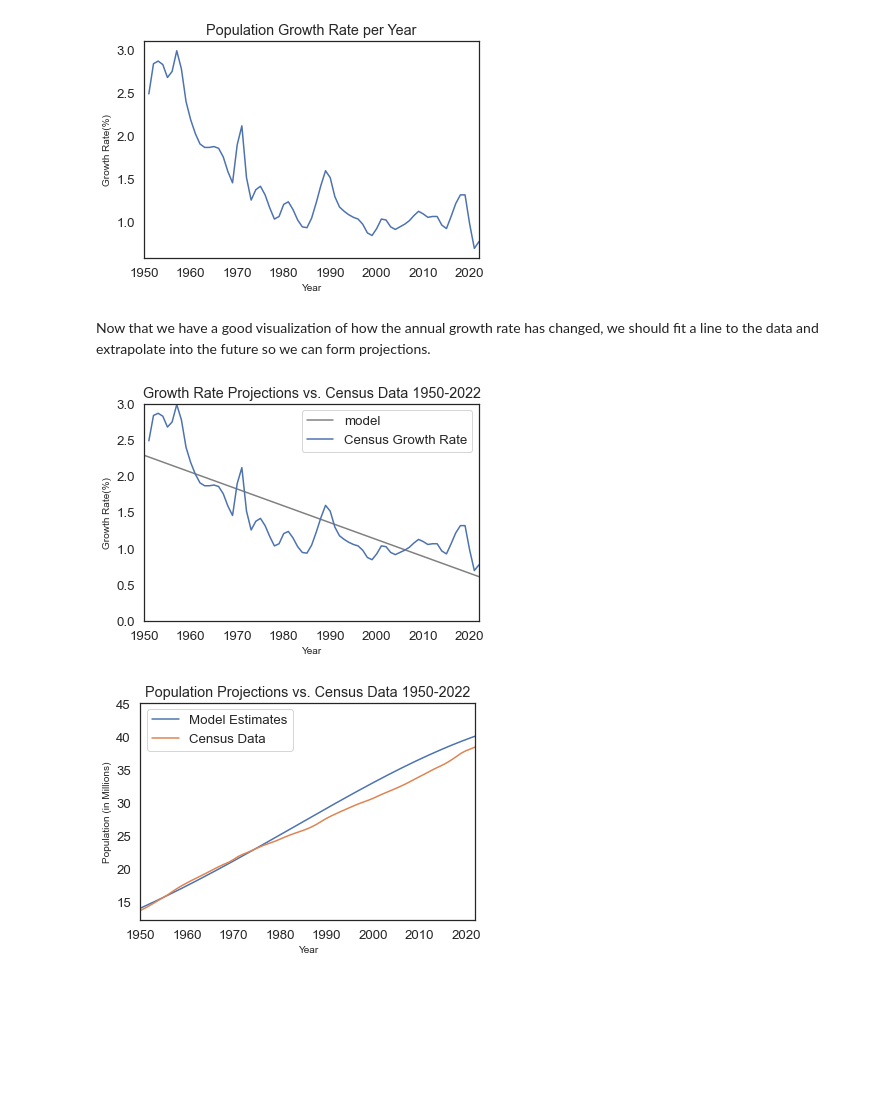
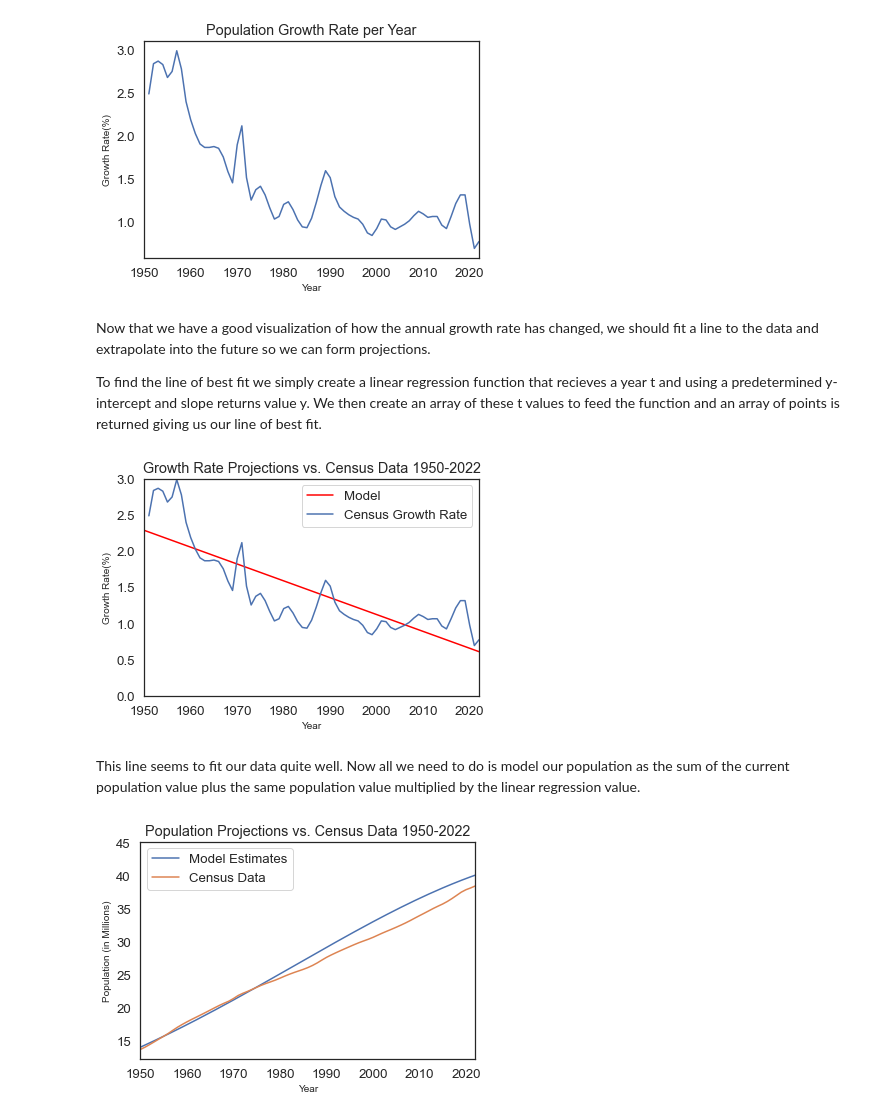
Before and after one commit to personman67/canada-population-model, a Jupyter notebook: main.ipynb, the cells around one changed output. Drawn from its saved outputs; the diff is of its cells as text; code cells hidden in the pictures; blank space fills up the shorter version.

Commit message:
Adjusted x-axis for final model and completed markdown

```diff
--- a/main.ipynb
+++ b/main.ipynb
@@ -50,28 +50,32 @@ plot_gr_census()
 [figure]
 # %% [markdown]
 Now that we have a good visualization of how the annual growth rate has changed, we should fit a line to the data and extrapolate into the future so we can form projections.
+
+To find the line of best fit we simply create a linear regression function that recieves a year t and using a predetermined y-intercept and slope returns value y. We then create an array of these t values to feed the function and an array of points is returned giving us our line of best fit.
 # %%
 def alpha_func(t):
     intercept = 2.29
     slope = -0.02325
     return intercept + slope * (t - 1950)
 
 t_array = linspace(1950, 2022, 72)
 alpha_array = alpha_func(t_array)
 
 def plot_growth_comparison():
-    plt.plot(t_array, alpha_array, label='model', color='gray')
+    plt.plot(t_array, alpha_array, label='Model', color='red')
     plt.plot(df.Year,df.AGR, label="Census Growth Rate")
     plt.xlim(1950,2022)
     plt.ylim(0,3)
     plt.xlabel("Year")
     plt.ylabel("Growth Rate(%)")
     plt.title("Growth Rate Projections vs. Census Data 1950-2022")
     plt.legend()
 
 plot_growth_comparison()
 # %% [output]
-[figure, old version]
+[figure, new version]
+# %% [markdown]
+This line seems to fit our data quite well. Now all we need to do is model our population as the sum of the current population value plus the same population value multiplied by the linear regression value.
 # %%
 t_0 = 1950
 t_end = 2120
```
Also changed, not shown: parts of 5 cells of this notebook.
